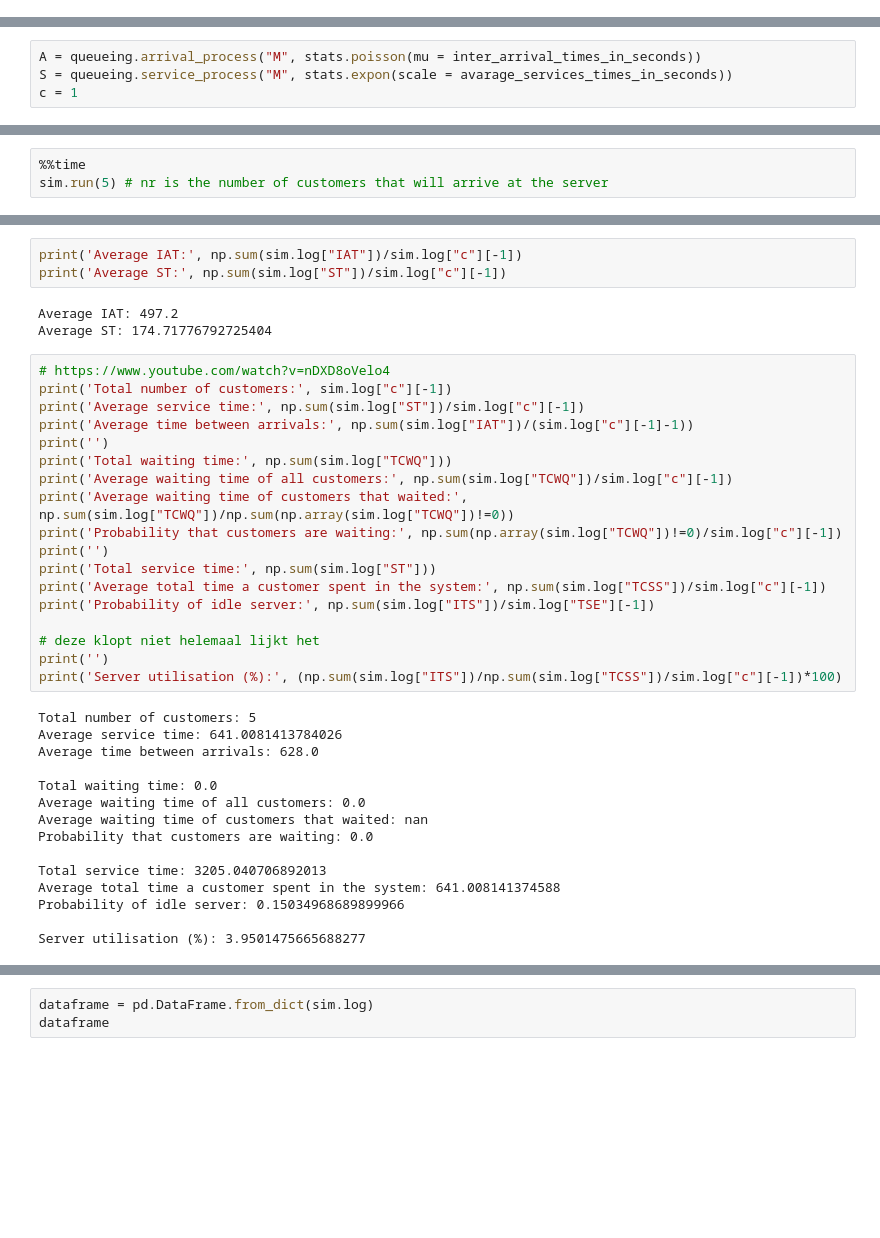
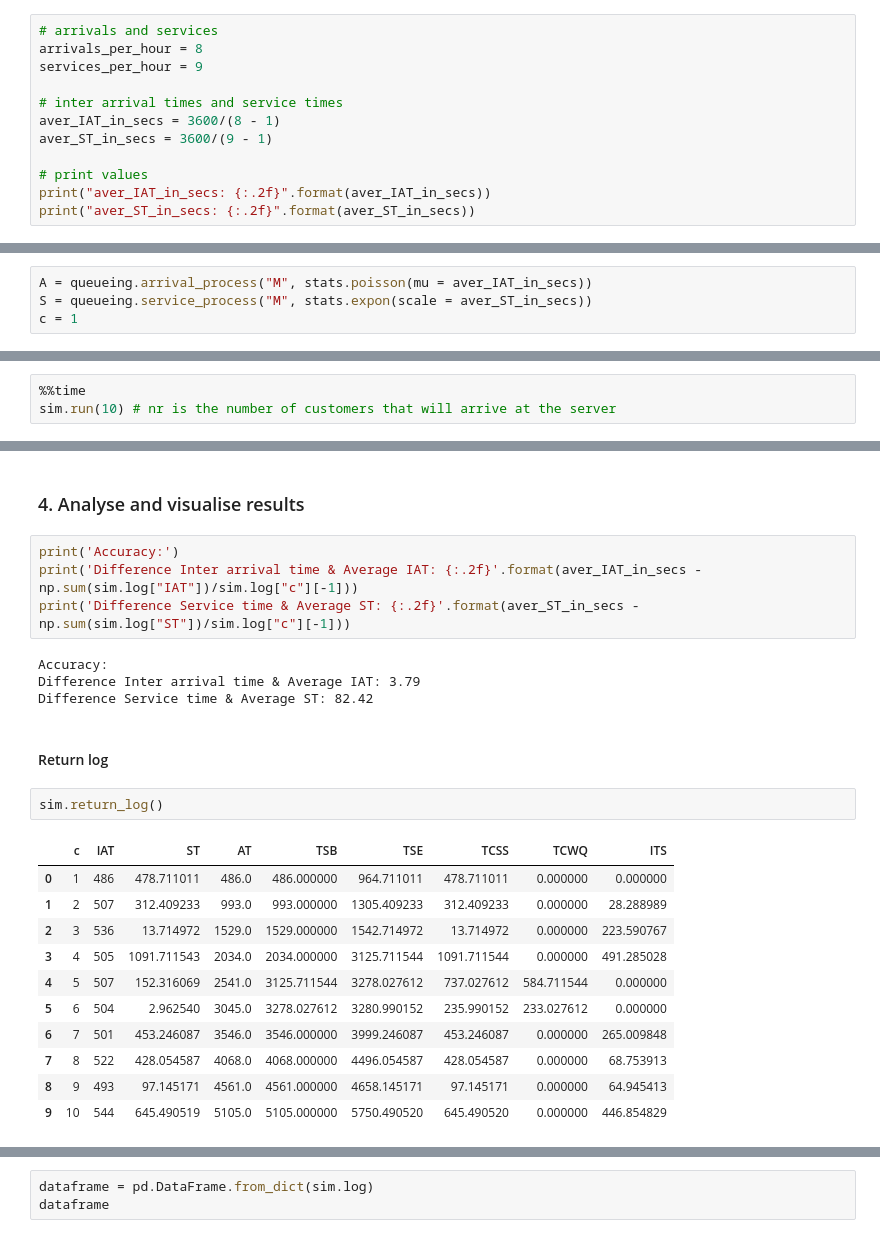
Before and after one commit to TUDelft-CITG/OpenQTSim, a Jupyter notebook: notebooks/Basic Queue using package.ipynb, the cells around one changed output, grey strips where cells are left out. Drawn from its saved outputs; the diff is of its cells as text; blank space fills up the shorter version.

```diff
--- a/notebooks/Basic Queue using package.ipynb
+++ b/notebooks/Basic Queue using package.ipynb
@@ -18,0 +16,12 @@ avarage_services_times_in_seconds: 450.0
+# %%
+# arrivals and services
+arrivals_per_hour = 8
+services_per_hour = 9
+
+# inter arrival times and service times
+aver_IAT_in_secs = 3600/(8 - 1)
+aver_ST_in_secs = 3600/(9 - 1)
+
+# print values
+print("aver_IAT_in_secs: {:.2f}".format(aver_IAT_in_secs))
+print("aver_ST_in_secs: {:.2f}".format(aver_ST_in_secs))
@@ -19,4 +33,4 @@ avarage_services_times_in_seconds: 450.0
 # %%
-A = queueing.arrival_process("M", stats.poisson(mu = inter_arrival_times_in_seconds))
-S = queueing.service_process("M", stats.expon(scale = avarage_services_times_in_seconds))
+A = queueing.arrival_process("M", stats.poisson(mu = aver_IAT_in_secs))
+S = queueing.service_process("M", stats.expon(scale = aver_ST_in_secs))
 c = 1
@@ -28,4 +45,4 @@ sim = queueing.simulation(q)
 # %%
 %%time
-sim.run(5) # nr is the number of customers that will arrive at the server
+sim.run(10) # nr is the number of customers that will arrive at the server
 # %% [output]
@@ -44,39 +51,26 @@ dataframe
+# %% [markdown]
+### 4. Analyse and visualise results
 # %%
-print('Average IAT:', np.sum(sim.log["IAT"])/sim.log["c"][-1])
-print('Average ST:', np.sum(sim.log["ST"])/sim.log["c"][-1])
+print('Accuracy:')
+print('Difference Inter arrival time & Average IAT: {:.2f}'.format(aver_IAT_in_secs - np.sum(sim.log["IAT"])/sim.log["c"][-1]))
+print('Difference Service time & Average ST: {:.2f}'.format(aver_ST_in_secs - np.sum(sim.log["ST"])/sim.log["c"][-1]))
 # %% [output]
-Average IAT: 497.2
-Average ST: 174.71776792725404
+Accuracy:
+Difference Inter arrival time & Average IAT: 3.79
+Difference Service time & Average ST: 82.42
-# %%
-# https://www.youtube.com/watch?v=nDXD8oVelo4
-print('Total number of customers:', sim.log["c"][-1])
-print('Average service time:', np.sum(sim.log["ST"])/sim.log["c"][-1])
-print('Average time between arrivals:', np.sum(sim.log["IAT"])/(sim.log["c"][-1]-1))
-print('')
-print('Total waiting time:', np.sum(sim.log["TCWQ"]))
-print('Average waiting time of all customers:', np.sum(sim.log["TCWQ"])/sim.log["c"][-1])
-print('Average waiting time of customers that waited:', np.sum(sim.log["TCWQ"])/np.sum(np.array(sim.log["TCWQ"])!=0))
-print('Probability that customers are waiting:', np.sum(np.array(sim.log["TCWQ"])!=0)/sim.log["c"][-1])
-print('')
-print('Total service time:', np.sum(sim.log["ST"]))
-print('Average total time a customer spent in the system:', np.sum(sim.log["TCSS"])/sim.log["c"][-1])
-print('Probability of idle server:', np.sum(sim.log["ITS"])/sim.log["TSE"][-1])
-
-# deze klopt niet helemaal lijkt het
-print('')
-print('Server utilisation (%):', (np.sum(sim.log["ITS"])/np.sum(sim.log["TCSS"])/sim.log["c"][-1])*100)
-# %% [output]
-Total number of customers: 5
-Average service time: 641.0081413784026
-Average time between arrivals: 628.0
-
-Total waiting time: 0.0
-Average waiting time of all customers: 0.0
-Average waiting time of customers that waited: nan
-Probability that customers are waiting: 0.0
-
-Total service time: 3205.040706892013
-Average total time a customer spent in the system: 641.008141374588
-Probability of idle server: 0.15034968689899966
-
-Server utilisation (%): 3.9501475665688277
+# %% [markdown]
+#### Return log
+# %%
+sim.return_log()
+# %% [output]
+|  | c | IAT | ST | AT | TSB | TSE | TCSS | TCWQ | ITS |
+| 0 | 1 | 486 | 478.711011 | 486.0 | 486.000000 | 964.711011 | 478.711011 | 0.000000 | 0.000000 |
+| 1 | 2 | 507 | 312.409233 | 993.0 | 993.000000 | 1305.409233 | 312.409233 | 0.000000 | 28.288989 |
+| 2 | 3 | 536 | 13.714972 | 1529.0 | 1529.000000 | 1542.714972 | 13.714972 | 0.000000 | 223.590767 |
+| 3 | 4 | 505 | 1091.711543 | 2034.0 | 2034.000000 | 3125.711544 | 1091.711544 | 0.000000 | 491.285028 |
+| 4 | 5 | 507 | 152.316069 | 2541.0 | 3125.711544 | 3278.027612 | 737.027612 | 584.711544 | 0.000000 |
+| 5 | 6 | 504 | 2.962540 | 3045.0 | 3278.027612 | 3280.990152 | 235.990152 | 233.027612 | 0.000000 |
+| 6 | 7 | 501 | 453.246087 | 3546.0 | 3546.000000 | 3999.246087 | 453.246087 | 0.000000 | 265.009848 |
+| 7 | 8 | 522 | 428.054587 | 4068.0 | 4068.000000 | 4496.054587 | 428.054587 | 0.000000 | 68.753913 |
+| 8 | 9 | 493 | 97.145171 | 4561.0 | 4561.000000 | 4658.145171 | 97.145171 | 0.000000 | 64.945413 |
+| 9 | 10 | 544 | 645.490519 | 5105.0 | 5105.000000 | 5750.490520 | 645.490520 | 0.000000 | 446.854829 |
```
Also changed, not shown: parts of 18 cells of this notebook, 1 other file.
